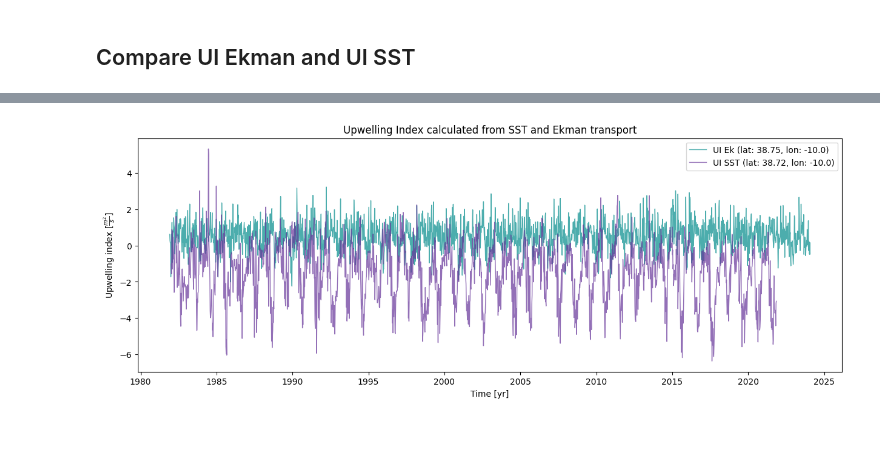
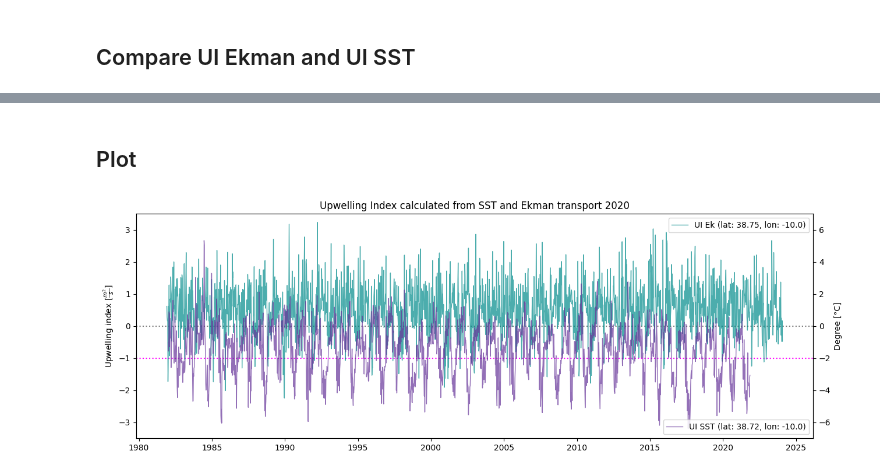
Before and after one commit to Marie-Louise-Korte/Iberian_Coast_Upwelling, a Jupyter notebook: 3_Compare_UIs.ipynb, the cells around one changed output, grey strips where cells are left out. Saved outputs shown, nothing was run; the diff lists cells and outputs as text; code cells hidden in the pictures; blank space fills up the shorter version.

```diff
--- a/3_Compare_UIs.ipynb
+++ b/3_Compare_UIs.ipynb
@@ -16,23 +17,47 @@ import my_functions
 # %%
 ## import data
-os.chdir("/Users/marie-louisekorte/Documents/Uni Leipzig/Lisbon/Data.nosync/")
-TSM = xr.open_dataset('Surface_stress/Turbulent_mean/Turbulent_mean_weekly.nc')
+os.chdir('/Users/marie-louisekorte/Documents/Uni Leipzig/Lisbon/Data.nosync/')
+MTSS = xr.open_dataset('Surface_stress/Turbulent_mean/Turbulent_mean_weekly.nc')
 UI_SST = UI_SST = xr.open_dataset('CoastNET_SST_UI.nc')
+LSM = xr.open_dataset('ERA5_land_sea_mask.nc')
+
+# add the land sea mask to the MTSS dataset
+MTSS['lsm'] = LSM.lsm
 # %%
 # use my upwelling function (from my_functions.py)
-UI_Ek = my_functions.upwelling_index(TSM, TSM.lat, TSM.lon, TSM.metss, TSM.mntss)
+UI_Ek = my_functions.upwelling_index(MTSS, MTSS.lat, MTSS.lon, MTSS.metss, MTSS.mntss)
+# %% [markdown]
+## Plot
 # %%
-fig = plt.figure(figsize=(15,5))
-plt.plot(UI_Ek.time, UI_Ek.upwelling_index.sel(lat = 38.7, lon = -10, method = 'nearest'),
+## compare UIs
+fig, ax1 = plt.subplots(figsize=(15,5))
+
+# 0 line
+plt.axhline(0, color = 'k', linestyle = ':', alpha = 0.5);
+# -2°C line (as signifier for an upwelling event, -2/3 on primary axis = -2 on secondary)
+plt.axhline(-1, color = 'magenta', linestyle = ':')
+
+# primary axis
+ax1.plot(UI_Ek.time, UI_Ek.upwelling_index.sel(lat = 38.7, lon = -10, method = 'nearest'),
          label = f"UI Ek (lat: {UI_Ek.lat.sel(lat = 38.7, method = 'nearest').values.round(2)}, lon: {UI_Ek.lon.sel(lon = -10, method = 'nearest').values.round(2)})",
          color = 'darkcyan', alpha = 0.7, linewidth = 1)
-plt.plot(UI_SST.time, UI_SST.UI.sel(lat = 38.7, lon = -10, method = 'nearest'),
+# secondary axis
+ax2 = ax1.twinx()
+ax2.plot(UI_SST.time, UI_SST.UI.sel(lat = 38.7, lon = -10, method = 'nearest'),
          label = f"UI SST (lat: {UI_SST.lat.sel(lat = 38.7, method = 'nearest').values.round(2)}, lon: {UI_SST.lon.sel(lon = -10, method = 'nearest').values.round(2)})",
          color = 'rebeccapurple', alpha = 0.7, linewidth = 1)
-plt.legend()
-plt.title('Upwelling Index calculated from SST and Ekman transport')
-plt.xlabel('Time [yr]')
-plt.ylabel(r'Upwelling index [$\frac{m^{2}}{s}$]');
+
+# layout
+ax1.set_ylabel(r'Upwelling index [$\frac{m^{2}}{s}$]');
+ax1.set_ylim(-3.5, 3.5)
+ax1.legend(loc = 0)
+
+ax2.set_ylabel('Degree [°C]')
+ax2.set_ylim(-7,7)
+ax2.legend(loc = 4)
+
+plt.title('Upwelling Index calculated from SST and Ekman transport 2020')
+plt.xlabel('Time [yr]');
 # %% [output]
-[figure, old version]
+[figure, new version]
 # %%
```
Also changed, not shown: parts of 6 cells of this notebook.
